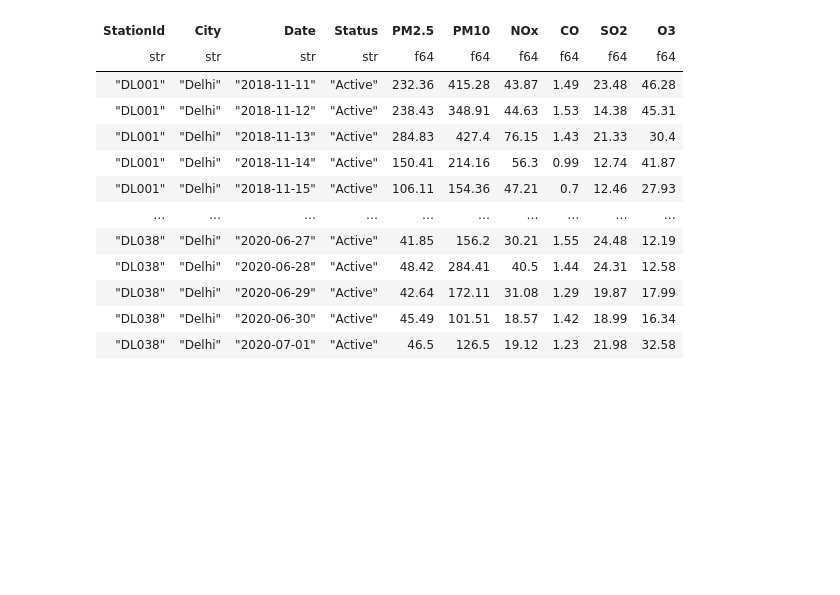
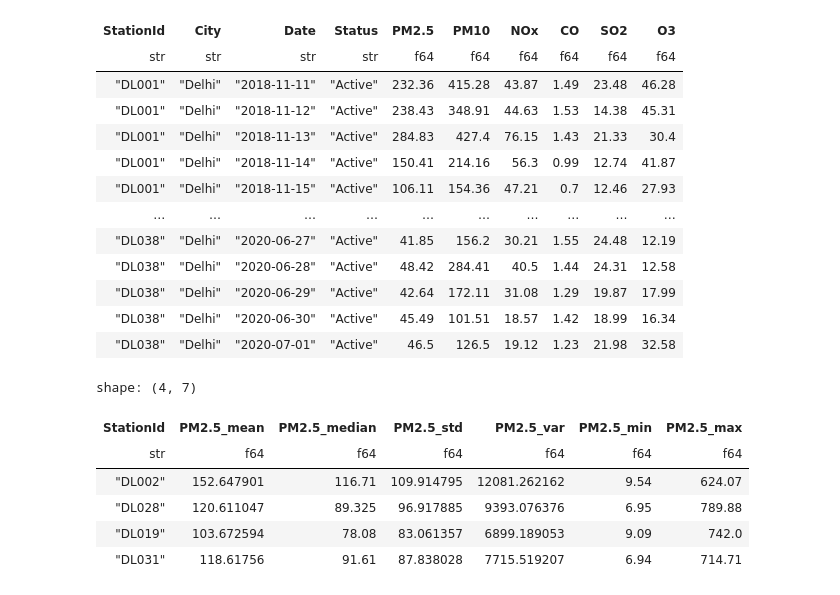
Before and after one commit to oliveira-da-silva-patrick/Workshop1-Project1-AirQualityInIndia, a Jupyter notebook: main.ipynb, the cells around one changed output. Cells and saved outputs as stored; diff of their text form; code cells hidden in the pictures; blank space fills up the shorter version.

```diff
--- a/main.ipynb
+++ b/main.ipynb
@@ -72,0 +109,10 @@ shape: (24_215, 10)
+# %%
+get_stats("PM2.5")
+# %% [output]
+shape: (4, 7)
+| StationId | PM2.5_mean | PM2.5_median | PM2.5_std | PM2.5_var | PM2.5_min | PM2.5_max |
+| str | f64 | f64 | f64 | f64 | f64 | f64 |
+| "DL002" | 152.647901 | 116.71 | 109.914795 | 12081.262162 | 9.54 | 624.07 |
+| "DL028" | 120.611047 | 89.325 | 96.917885 | 9393.076376 | 6.95 | 789.88 |
+| "DL019" | 103.672594 | 78.08 | 83.061357 | 6899.189053 | 9.09 | 742.0 |
+| "DL031" | 118.61756 | 91.61 | 87.838028 | 7715.519207 | 6.94 | 714.71 |
```
Also changed, not shown: parts of 12 cells of this notebook.
